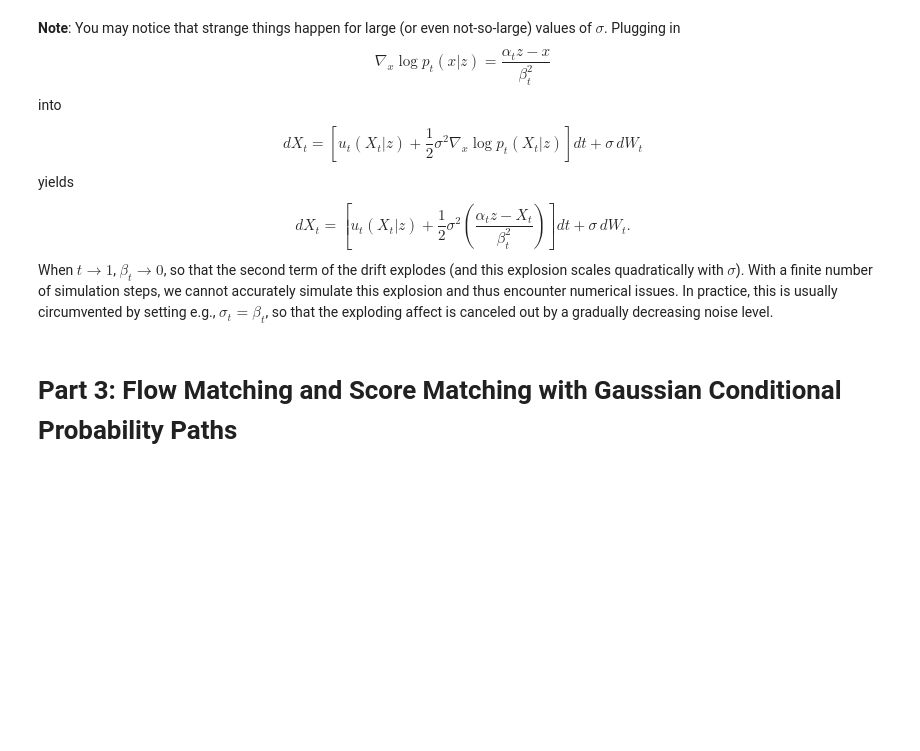
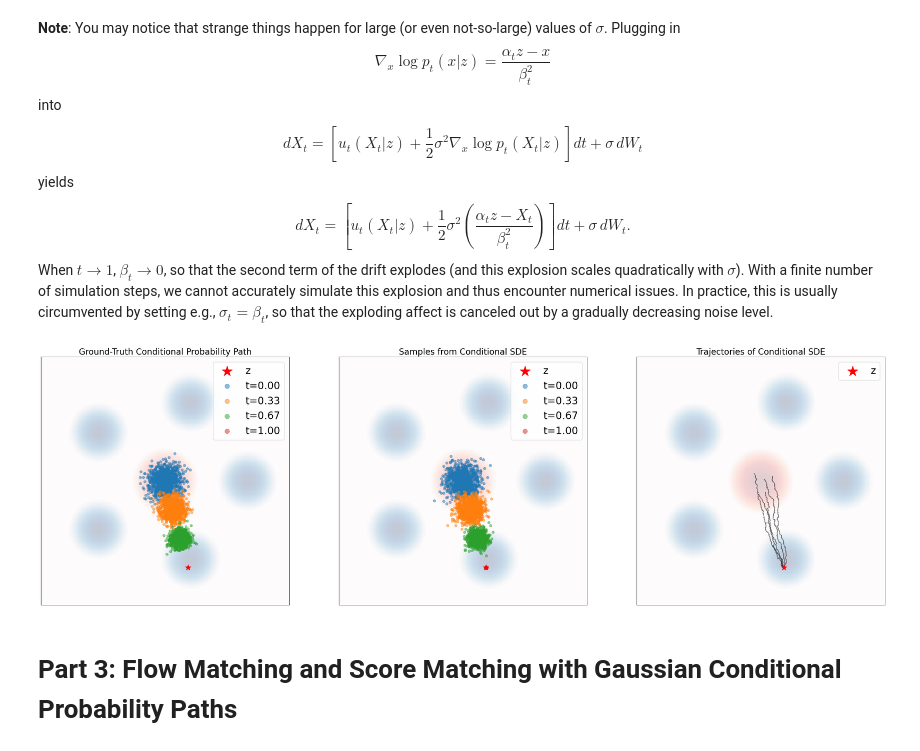
Before and after one commit to ianKa1/KNOWLEDGE, a Jupyter notebook: AI/Deep-Learning/Generative-Models/Diffusion-Models/lab_two.ipynb, the cells around one changed output. Drawn from its saved outputs; the diff is of its cells as text; code cells hidden in the pictures; blank space fills up the shorter version.

```diff
--- a/AI/Deep-Learning/Generative-Models/Diffusion-Models/lab_two.ipynb
+++ b/AI/Deep-Learning/Generative-Models/Diffusion-Models/lab_two.ipynb
@@ -889,7 +891,7 @@ When $t \to 1$, $\beta_t \to 0$, so that the second term of the drift explodes (
 num_samples = 1000
 num_timesteps = 1000
 num_marginals = 3
-sigma = 2.5
+sigma = 0.5
 
 ########################
 # Setup path and plot  #
@@ -968,33 +970,35 @@ imshow_density(density=p_data, x_bounds=x_bounds, y_bounds=y_bounds, bins=200, a
 for traj_idx in range(5):
     ax.plot(xts[traj_idx,:,0].detach().cpu(), xts[traj_idx,:,1].detach().cpu(), alpha=0.5, color='black')
 ax.legend(prop={'size': legend_size}, loc='upper right', markerscale=markerscale)
 
 
 ###################################################
 # Graph Ground-Truth Conditional Probability Path #
 ###################################################
 ax = axes[0]
 
 ax.set_xlim(*x_bounds)
 ax.set_ylim(*y_bounds)
 ax.set_xticks([])
 ax.set_yticks([])
 ax.set_title('Ground-Truth Conditional Probability Path', fontsize=20)
 ax.scatter(z[:,0].cpu(), z[:,1].cpu(), marker='*', color='red', s=200, label='z',zorder=20) # Plot z
 
 
 for plot_idx in range(xts_every_n.shape[1]):
     tt = ts_every_n[plot_idx].unsqueeze(0).expand(num_samples, 1)
     zz = z.expand(num_samples, 2)
     marginal_samples = path.sample_conditional_path(zz, tt)
     ax.scatter(marginal_samples[:,0].detach().cpu(), marginal_samples[:,1].detach().cpu(), marker='o', alpha=0.5, label=f't={tt[0,0].item():.2f}')
 
 # Plot source and target
 imshow_density(density=p_simple, x_bounds=x_bounds, y_bounds=y_bounds, bins=200, ax=ax, vmin=-10, alpha=0.25, cmap=plt.get_cmap('Reds'))
 imshow_density(density=p_data, x_bounds=x_bounds, y_bounds=y_bounds, bins=200, ax=ax, vmin=-10, alpha=0.25, cmap=plt.get_cmap('Blues'))
 ax.legend(prop={'size': legend_size}, loc='upper right', markerscale=markerscale)
 
 plt.show()
+# %% [output]
+[figure, added]
 # %% [markdown]
 # Part 3: Flow Matching and Score Matching with Gaussian Conditional Probability Paths
 # %% [markdown]
```
Also changed, not shown: parts of 3 cells of this notebook.
